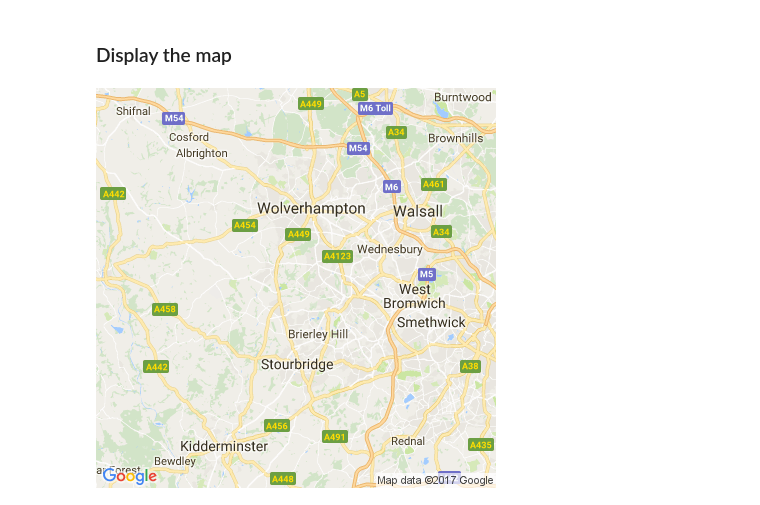
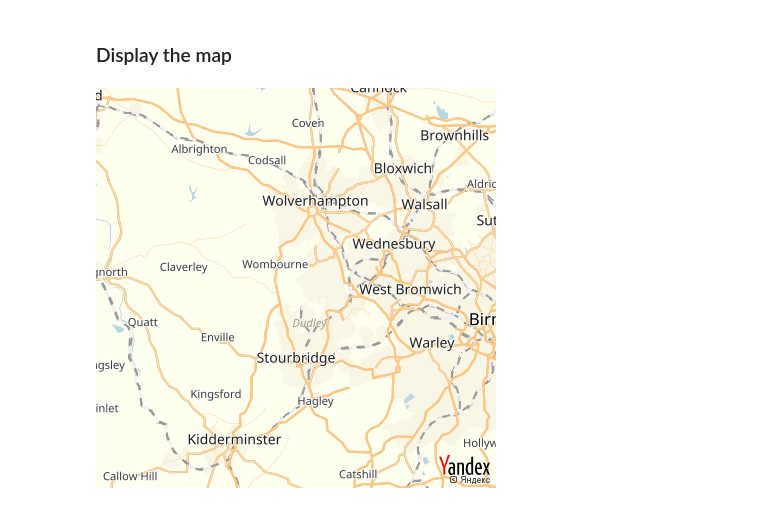
Before and after one commit to alan-turing-institute/rse-course, a Jupyter notebook: ch01data/068QuakesSolution.ipynb, the cells around one changed output. Drawn from its saved outputs; the diff is of its cells as text; code cells hidden in the pictures.

```diff
--- a/ch01data/068QuakesSolution.ipynb
+++ b/ch01data/068QuakesSolution.ipynb
@@ -18,5 +18,5 @@ quakes_response=requests.get("http://earthquake.usgs.gov/fdsnws/event/1/query.ge
 # %%
 import json
 # %%
-requests_json = json.loads(quakes_response.text)
+requests_json = json.loads(quakes.text)
 # %% [markdown]
@@ -71,25 +75,27 @@ Latitude: 52.52 Longitude: -2.15
 ### Get a map at the point of the quake
 # %%
 import requests
-def request_map_at(lat,long, satellite=False,zoom=12,size=(400,400),sensor=False):
-  base="http://maps.googleapis.com/maps/api/staticmap?"
 
-  params=dict(
-    sensor= str(sensor).lower(),
-    zoom= zoom,
-    size= "x".join(map(str,size)),
-    center= ",".join(map(str,(lat,long)))
-  )
-  if satellite:
-    params["maptype"]="satellite"
 
-  return requests.get(base,params=params)
+def request_map_at(lat, long, satellite=True,
+                   zoom=10, size=(400, 400)):
+    base = "https://static-maps.yandex.ru/1.x/?"
+
+    params = dict(
+        z=zoom,
+        size="{},{}".format(size[0], size[1]),
+        ll="{},{}".format(long, lat),
+        l="sat" if satellite else "map",
+        lang="en_US"
+    )
+
+    return requests.get(base, params=params)
 # %%
-import IPython
-map_png=request_map_at(lat, long,zoom=10)
+map_png = request_map_at(lat, long, zoom=10, satellite=False)
 # %% [markdown]
 ### Display the map
 # %%
-IPython.core.display.Image(map_png.content)
+from IPython.display import Image
+Image(map_png.content)
 # %% [output]
-[figure, old version]
+[figure, new version]
```
Also changed, not shown: parts of 7 cells of this notebook, 46 other files.
